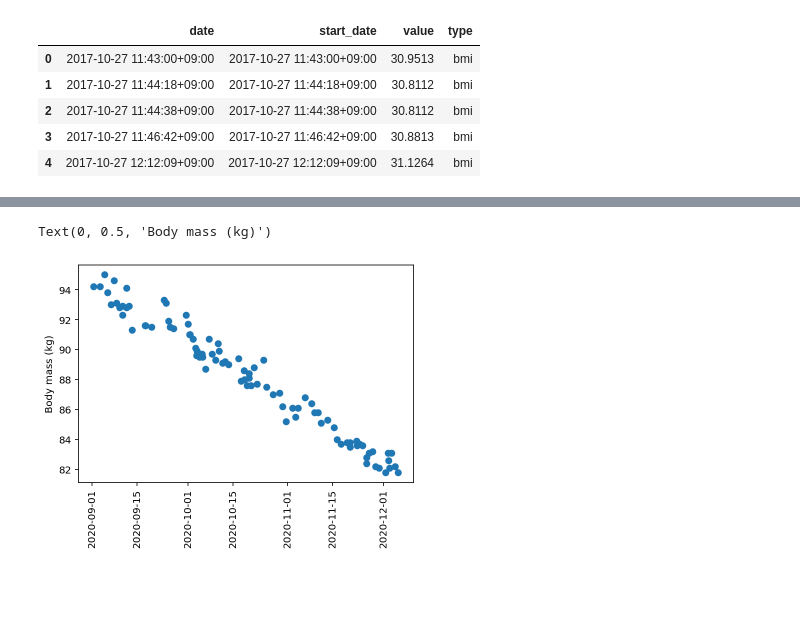
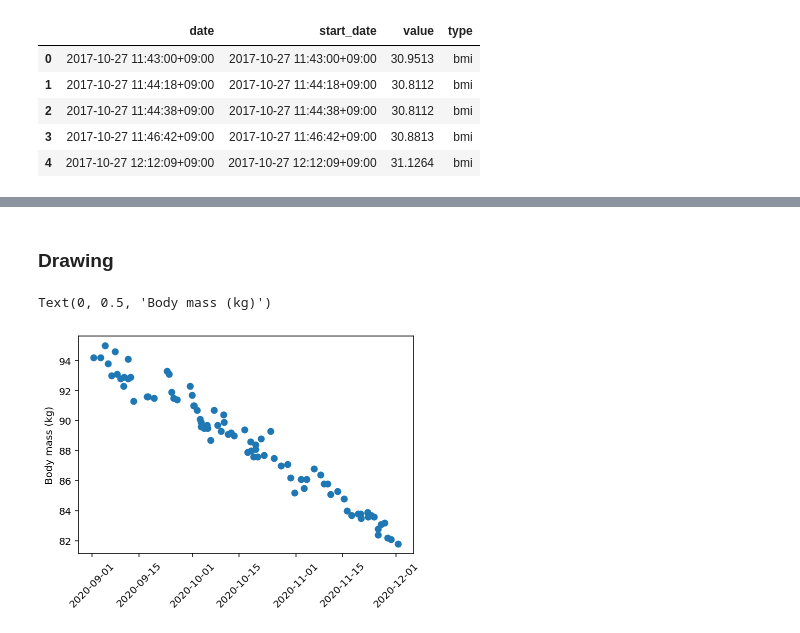
Before and after one commit to mzks/apple_health, a Jupyter notebook: notebook/usage.ipynb, the cells around one changed output, grey strips where cells are left out. Cells and saved outputs as stored; diff of their text form; code cells hidden in the pictures; blank space fills up the shorter version.

```diff
--- a/notebook/usage.ipynb
+++ b/notebook/usage.ipynb
@@ -20,9 +21,3 @@ If you want dates as datetime types
 man.as_datetime = True
 Then,
 df = man.get_df()
-# %%
-# Configures
-man.path = '/Users/mzks/Downloads/'
-man.zip_name = 'export.zip'
-
-man.as_datetime = True
@@ -28,0 +26,2 @@ man.as_datetime = True
+# %%
+man.add_path('/path/to/your/file')
@@ -28,0 +33,2 @@ man.as_datetime = True
+# %%
+man.add_zip_name('export 55.zip')
@@ -64,10 +89,12 @@ set(df['type'])
+# %% [markdown]
+### Drawing
 # %%
 init_date = dt.datetime(2020,9,1,tzinfo=dt.timezone(dt.timedelta(hours=9)))
 _df = df[df['type']=='body_mass']
 _df = _df[_df['date'] > init_date]
 plt.plot(_df['date'], _df['value'], 'o')
-plt.xticks(rotation='vertical')
+plt.xticks(rotation=45)
 plt.ylabel('Body mass (kg)')
 # %% [output]
 Text(0, 0.5, 'Body mass (kg)')
-[figure, old version]
+[figure, new version]
```
Also changed, not shown: parts of 12 cells of this notebook.
